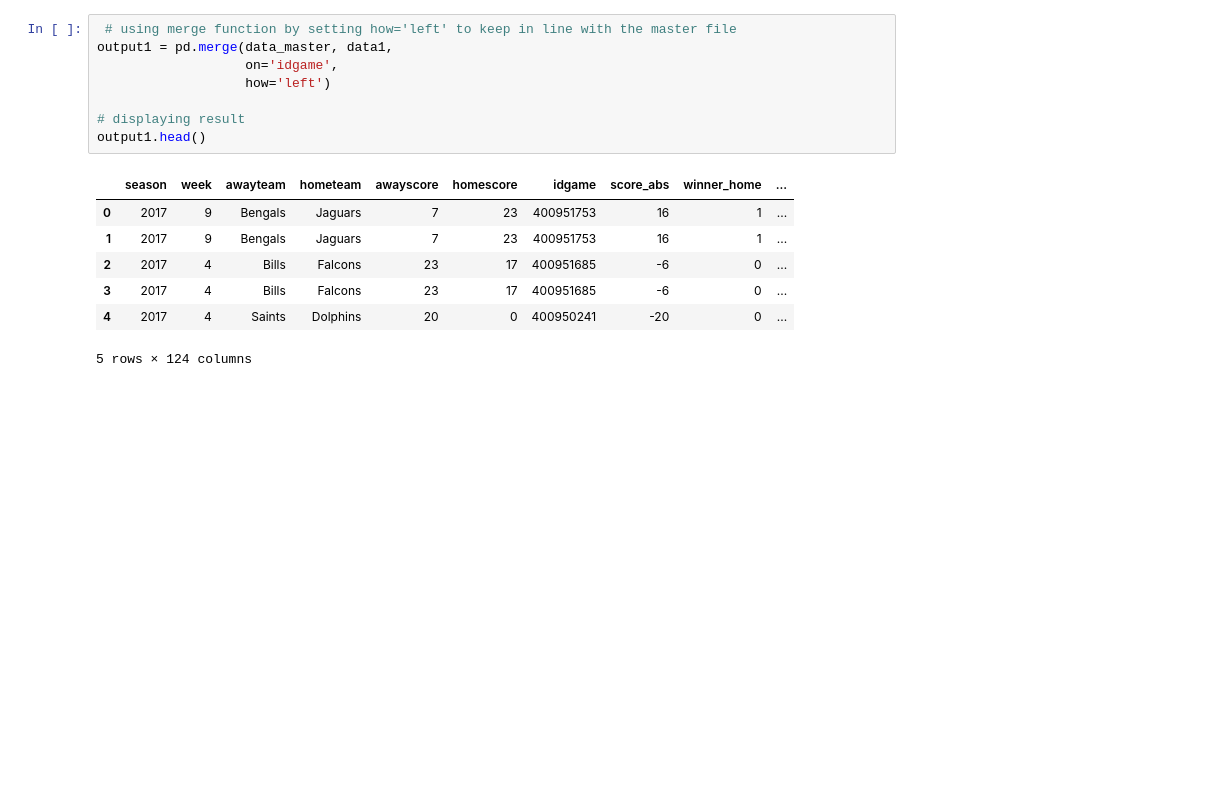
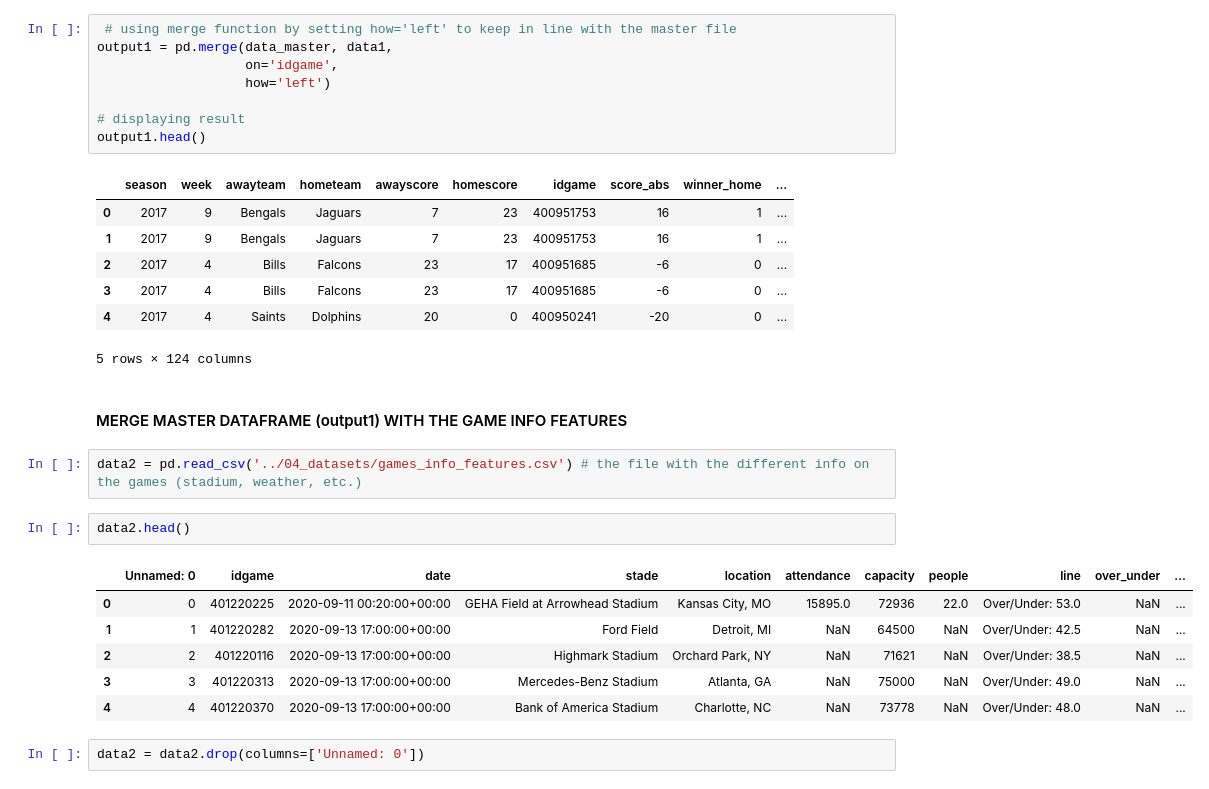
Before and after one commit to nflpredictor/nfl, a Jupyter notebook: 02_features_engineering/final_dataset.ipynb, the cells around one changed output. Drawn from its saved outputs; the diff is of its cells as text; blank space fills up the shorter version.

Commit message:
Merging master file and games info features

```diff
--- a/02_features_engineering/final_dataset.ipynb
+++ b/02_features_engineering/final_dataset.ipynb
@@ -54,3 +54,18 @@ output1.head()
 | 3 | 2017 | 4 | Bills | Falcons | 23 | 17 | 400951685 | -6 | 0 | ... |
 | 4 | 2017 | 4 | Saints | Dolphins | 20 | 0 | 400950241 | -20 | 0 | ... |
 5 rows × 124 columns
+# %% [markdown]
+#### MERGE MASTER DATAFRAME (output1) WITH THE GAME INFO FEATURES
+# %%
+data2 = pd.read_csv('../04_datasets/games_info_features.csv') # the file with the different info on the games (stadium, weather, etc.)
+# %%
+data2.head()
+# %% [output]
+|  | Unnamed: 0 | idgame | date | stade | location | attendance | capacity | people | line | over_under | ... |
+| 0 | 0 | 401220225 | 2020-09-11 00:20:00+00:00 | GEHA Field at Arrowhead Stadium | Kansas City, MO | 15895.0 | 72936 | 22.0 | Over/Under: 53.0 | NaN | ... |
+| 1 | 1 | 401220282 | 2020-09-13 17:00:00+00:00 | Ford Field | Detroit, MI | NaN | 64500 | NaN | Over/Under: 42.5 | NaN | ... |
+| 2 | 2 | 401220116 | 2020-09-13 17:00:00+00:00 | Highmark Stadium | Orchard Park, NY | NaN | 71621 | NaN | Over/Under: 38.5 | NaN | ... |
+| 3 | 3 | 401220313 | 2020-09-13 17:00:00+00:00 | Mercedes-Benz Stadium | Atlanta, GA | NaN | 75000 | NaN | Over/Under: 49.0 | NaN | ... |
+| 4 | 4 | 401220370 | 2020-09-13 17:00:00+00:00 | Bank of America Stadium | Charlotte, NC | NaN | 73778 | NaN | Over/Under: 48.0 | NaN | ... |
+# %%
+data2 = data2.drop(columns=['Unnamed: 0'])
```
Also changed, not shown: parts of 1 cell of this notebook.
